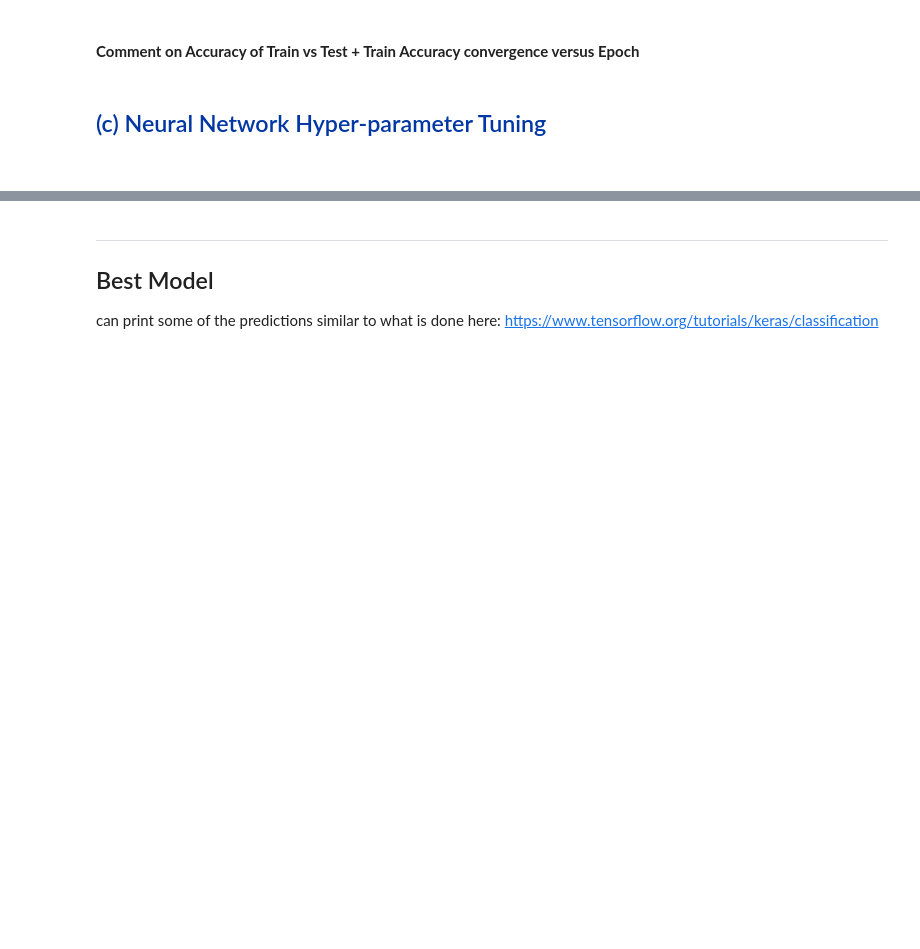
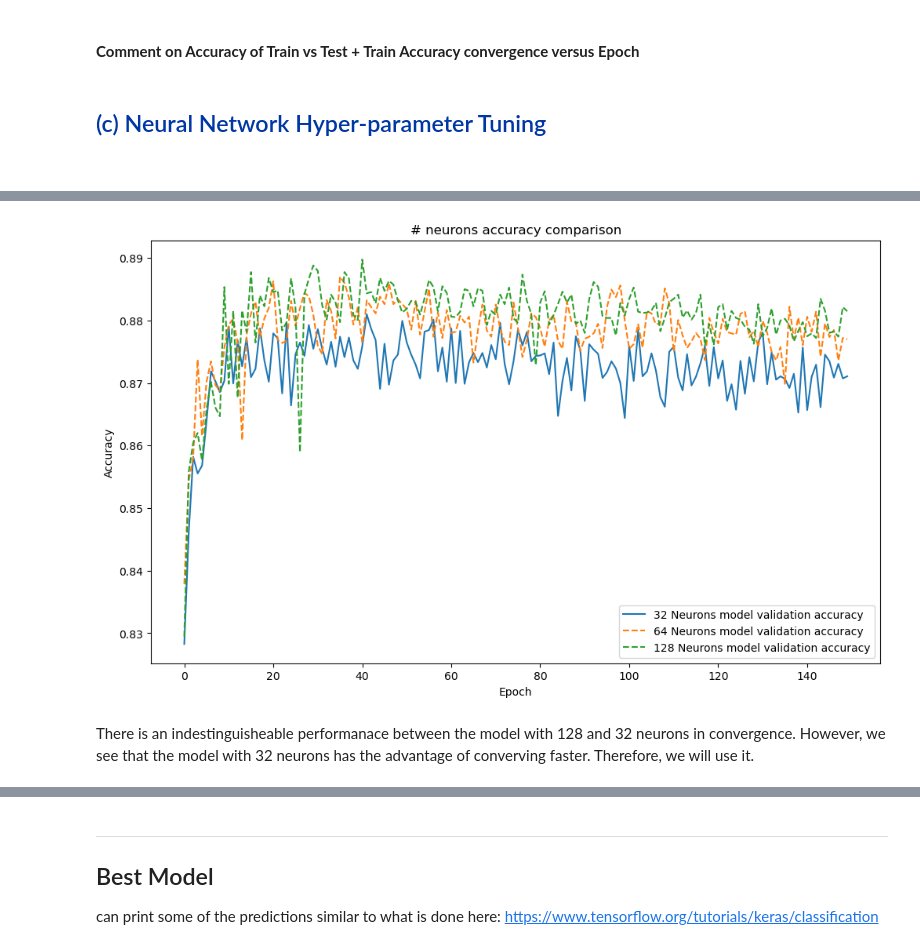
Before and after one commit to Bernardo-giff/assignment_3_aml, a Jupyter notebook: A3.ipynb, the cells around one changed output, grey strips where cells are left out. Saved outputs shown, nothing was run; the diff lists cells and outputs as text; code cells hidden in the pictures; blank space fills up the shorter version.

```diff
--- a/A3.ipynb
+++ b/A3.ipynb
@@ -182,5 +214,3 @@ model.add(Dense(10, activation='softmax')) #output - 10 labels
 # %%
 model.compile(loss='sparse_categorical_crossentropy', optimizer='adam',
               metrics=['accuracy']) #uses sparse_categorical_crossentropy since the output labels were not transformed to one-hot-encoding
-# %%
-model1_callback = model.fit(X_train_orig, y_train_orig, epochs=10, batch_size=10, verbose = False)
@@ -309,0 +308,25 @@ plt.show()
+# %%
+with open('models/model32_callback.pkl', 'rb') as file:
+    model32_callback = pickle.load(file)
+
+with open('models/model64_callback.pkl', 'rb') as file:
+    model64_callback = pickle.load(file)
+
+with open('models/model128_callback.pkl', 'rb') as file:
+    model128_callback = pickle.load(file)
+
+#Plot convergence of the 3 hyperparams
+fig = plt.figure(figsize=(12,7))
+
+plt.plot(model32_callback['val_accuracy'], label='32 Neurons model validation accuracy')
+plt.plot(model64_callback['val_accuracy'], linestyle='--', label='64 Neurons model validation accuracy')
+plt.plot(model128_callback['val_accuracy'], linestyle='--', label='128 Neurons model validation accuracy')
+plt.title('# neurons accuracy comparison')
+plt.ylabel('Accuracy')
+plt.xlabel('Epoch')
+plt.legend(loc='lower right')
+plt.show()
+# %% [output]
+[figure, added]
+# %% [markdown]
+There is an indestinguisheable performanace between the model with 128 and 32 neurons in convergence. However, we see that the model with 32 neurons has the advantage of converving faster. Therefore, we will use it.
```
Also changed, not shown: parts of 58 cells of this notebook, 24 other files.
